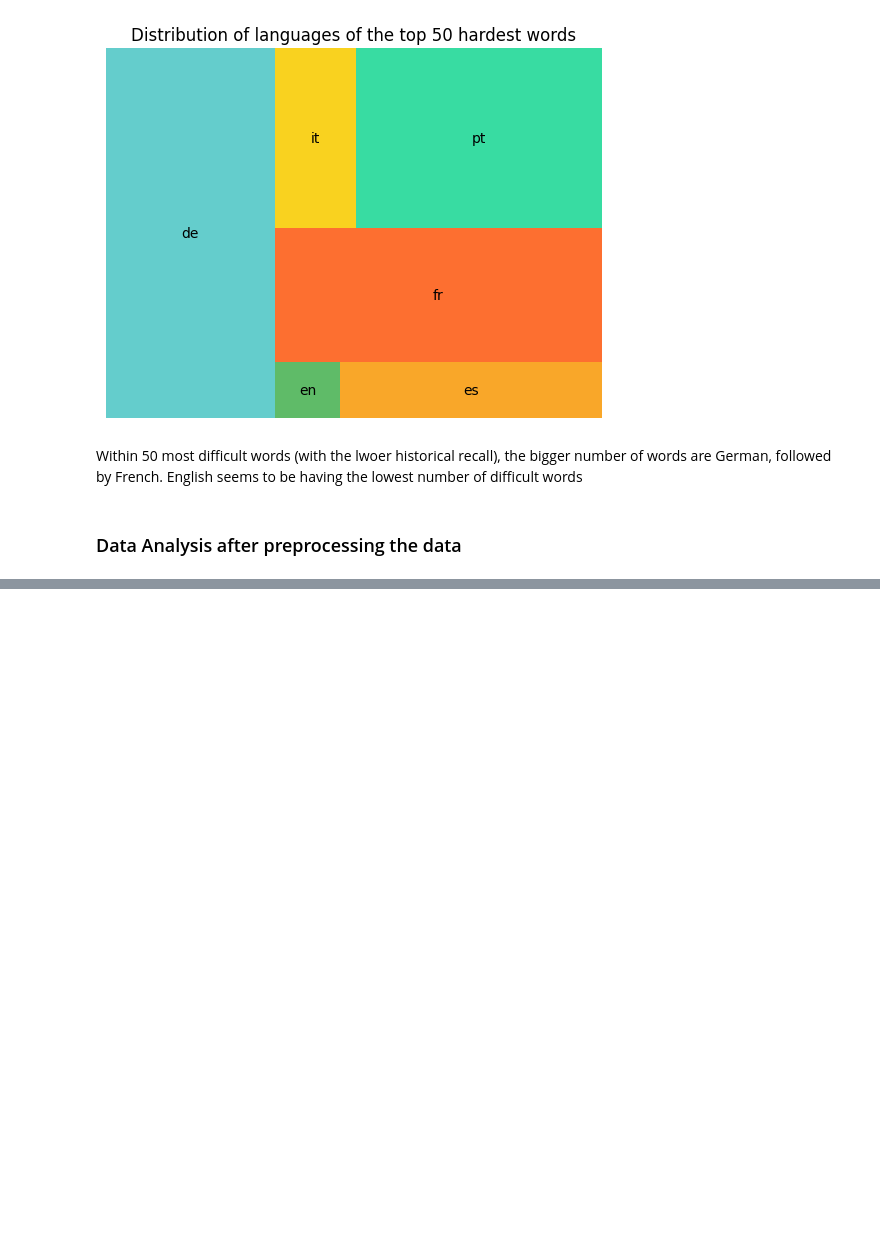
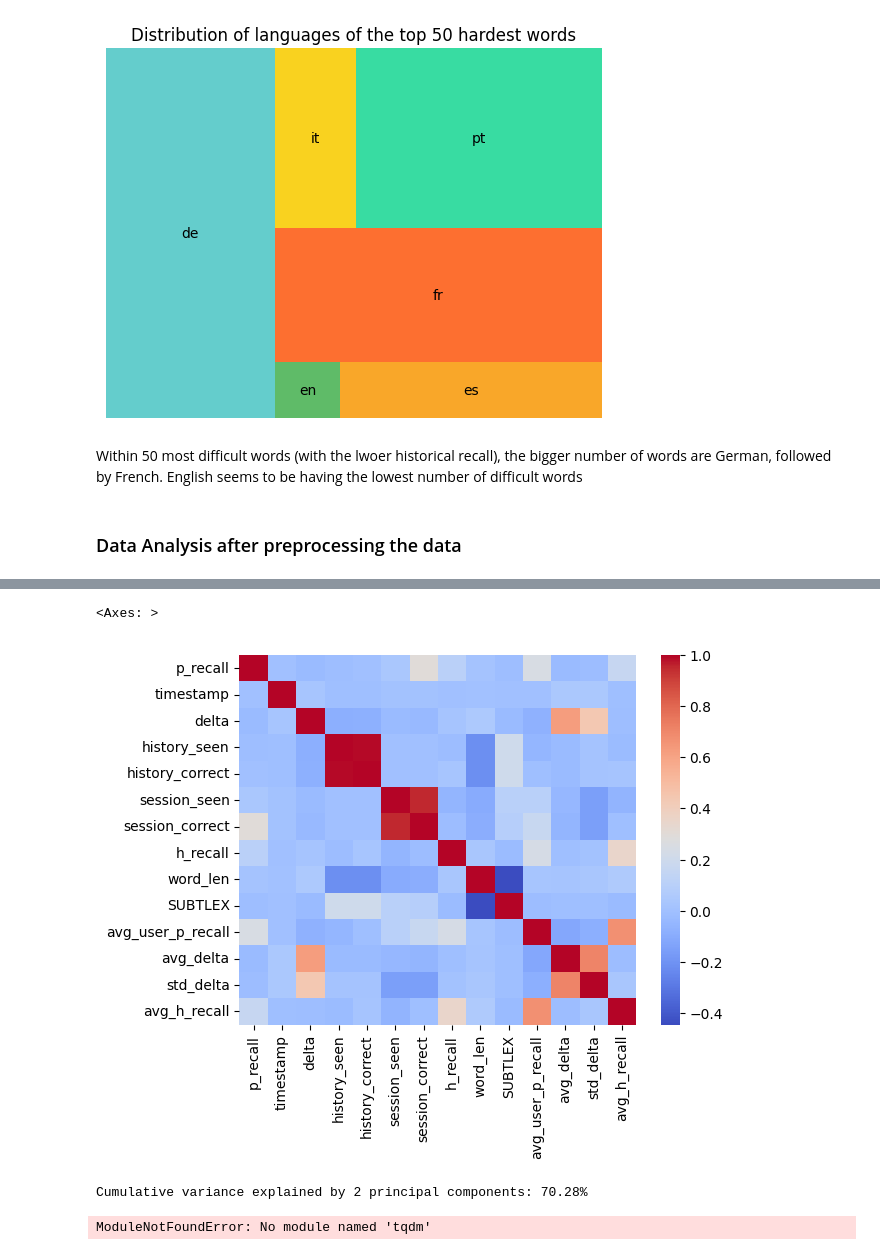
Before and after one commit to juliakubisa/spaced_repetition_algorithm, a Jupyter notebook: notebooks/EDA.ipynb, the cells around one changed output, grey strips where cells are left out. Saved outputs shown, nothing was run; the diff lists cells and outputs as text; code cells hidden in the pictures; blank space fills up the shorter version.

```diff
--- a/notebooks/EDA.ipynb
+++ b/notebooks/EDA.ipynb
@@ -515,3 +529,26 @@ FileNotFoundError: [Errno 2] No such file or directory: '/Users/julkakubisa/.Tra
 # %%
 # Correlation between variables
-sns.heatmap(dff_1.select_dtypes(exclude='O').corr(), annot=False, cmap='coolwarm')
+sns.heatmap(df_2.select_dtypes(exclude='O').corr(), annot=False, cmap='coolwarm')
+# %% [output]
+<Axes: >
+[figure, added]
+# %%
+from sklearn.cluster import KMeans
+from sklearn.preprocessing import StandardScaler
+
+
+user_stats = df_users.drop(columns=['lang_combination'])
+user_stats.dropna(inplace=True)
+scaler = StandardScaler()
+X_scaled = scaler.fit_transform(user_stats.iloc[:, 1:])  # Normalize the features
+
+
+# PCA
+from sklearn.decomposition import PCA
+pca_2 = PCA(2)
+pca_2_result = pca_2.fit_transform(X_scaled)
+
+print ('Cumulative variance explained by 2 principal components: {:.2%}'.format(np.sum(pca_2.explained_variance_ratio_)))
+# %% [output]
+Cumulative variance explained by 2 principal components: 70.28%
+ModuleNotFoundError: No module named 'tqdm'
```
Also changed, not shown: parts of 15 cells of this notebook.
